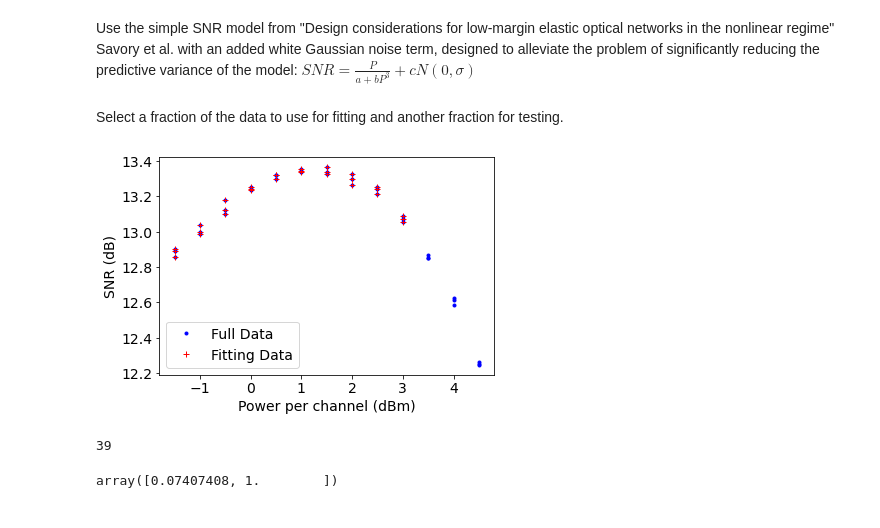
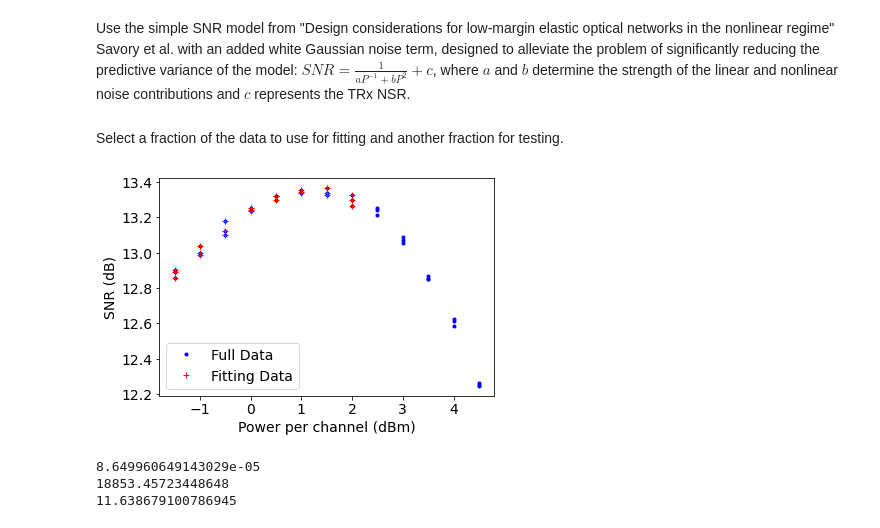
Before and after one commit to joshnevin/physics_enhanced_GPs, a Jupyter notebook: simple_model_enhanced_GPs.ipynb, the cells around one changed output. Cells and saved outputs as stored; diff of their text form; code cells hidden in the pictures.

```diff
--- a/simple_model_enhanced_GPs.ipynb
+++ b/simple_model_enhanced_GPs.ipynb
@@ -1,6 +1,6 @@
 # %% [markdown]
 Use the simple SNR model from "Design considerations for low-margin elastic optical networks in the nonlinear regime" Savory et al. with an added white Gaussian noise term, designed to alleviate the problem of significantly reducing the predictive variance of the model:
-$SNR = \frac{P}{a + bP^3} + cN(0, \sigma)$
+$SNR = \frac{1}{aP^{-1} + bP^2} + c$, where $a$ and $b$ determine the strength of the linear and nonlinear noise contributions and $c$ represents the TRx NSR.
 # %%
 import numpy as np
 import matplotlib.pyplot as plt
@@ -25,15 +23,21 @@ pch_lin = 1e-3*10**(pch/10)
+# %%
+down_sample_factor = 1  # currently doing nothing
+snr = np.array([snr[i] for i in range(len(snr)) if i % down_sample_factor == 0])
+pch = np.array([pch[i] for i in range(len(pch)) if i % down_sample_factor == 0])
+snr_lin = 10**(snr/10)
+pch_lin = 1e-3*10**(pch/10)
 # %% [markdown]
 Select a fraction of the data to use for fitting and another fraction for testing.
 # %%
-snr_fit = snr[:-9].reshape(-1,1)
-pch_fit = pch[:-9].reshape(-1,1)
+snr_fit = snr[:-15]
+pch_fit = pch[:-15]
 plt.plot(pch, snr, 'b.', label='Full Data')
 plt.plot(pch_fit, snr_fit, 'r+', label='Fitting Data')
 plt.xlabel("Power per channel (dBm)")
 plt.ylabel("SNR (dB)")
 plt.legend()
 plt.show()
 # %% [output]
-[figure, old version]
+[figure, new version]
 # %%
 class simple_model:
@@ -70,7 +63,3 @@ class simple_model:
 # %%
 sim_model = simple_model()
-# %%
-len(pch)
-# %% [output]
-39
 # %%
@@ -78,4 +67,9 @@ opt_vals = sim_model.fit(pch, snr)
 # %%
-opt_vals.x
+a_opt, b_opt, c_opt = opt_vals[0]
+print(a_opt)
+print(b_opt)
+print(c_opt)
 # %% [output]
-array([0.07407408, 1.        ])
+8.649960649143029e-05
+18853.45723448648
+11.638679100786945
```
Also changed, not shown: parts of 23 cells of this notebook, 1 other file.
